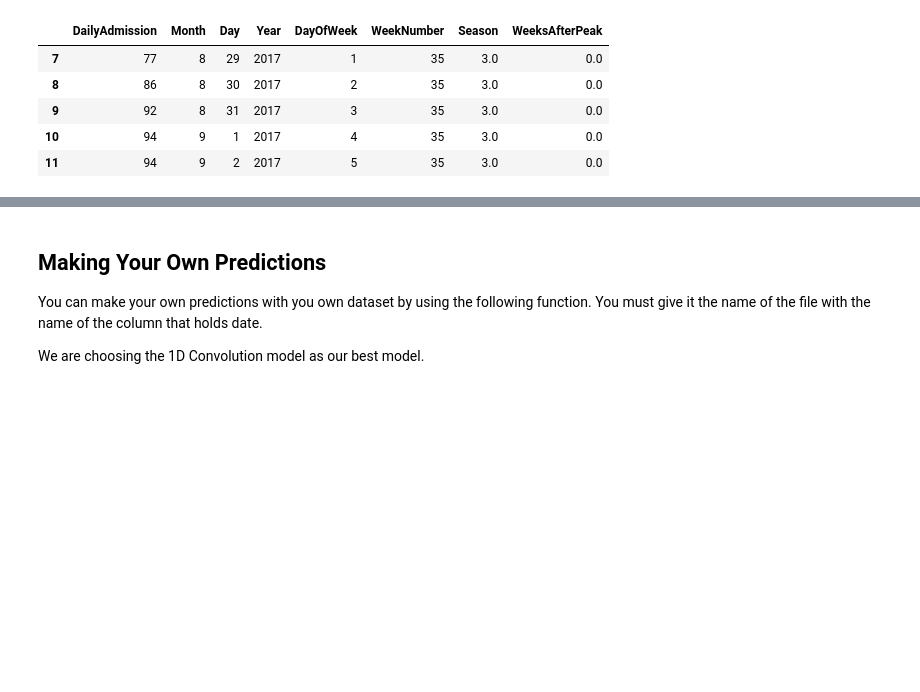
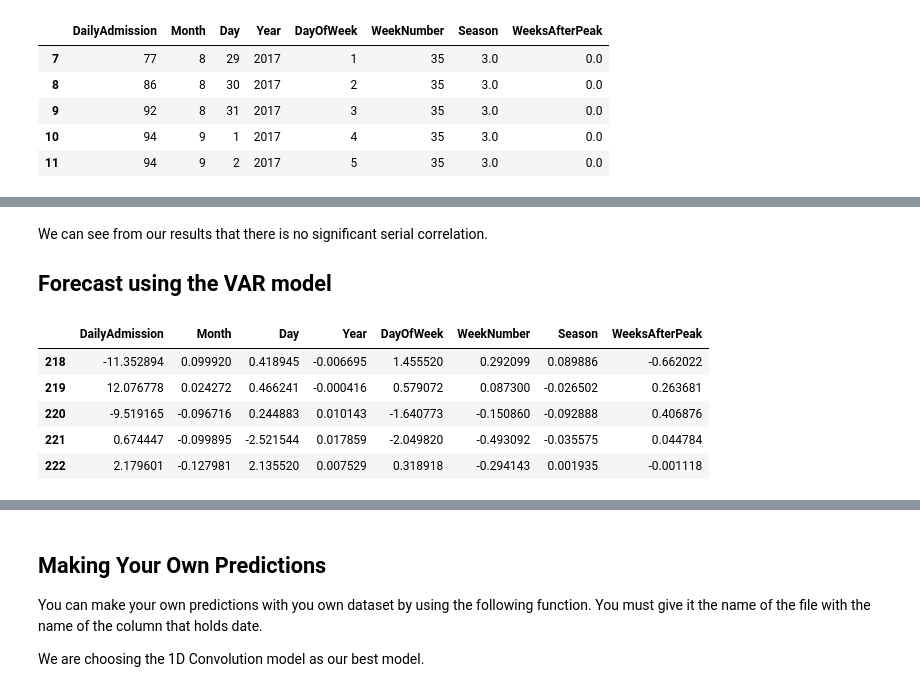
Before and after one commit to tnorlund/AdvMachineLearningHW2, a Jupyter notebook: HW2.ipynb, the cells around one changed output, grey strips where cells are left out. Saved outputs shown, nothing was run; the diff lists cells and outputs as text; code cells hidden in the pictures; blank space fills up the shorter version.

```diff
--- a/HW2.ipynb
+++ b/HW2.ipynb
@@ -1109,0 +1206,18 @@ results.plot_forecast(100)
+# %% [markdown]
+We can see from our results that there is no significant serial correlation.
+
+## Forecast using the VAR model
+# %%
+lag_order = model_fitted.k_ar
+forecasting_input = df_differenced.values[-lag_order:]
+nobs = len(test_data)
+fc = model_fitted.forecast(y = forecasting_input, steps = nobs)
+df_forecast = pd.DataFrame(fc, index = test_data.index[-nobs:], columns = test_data.columns)
+df_forecast.head()
+# %% [output]
+|  | DailyAdmission | Month | Day | Year | DayOfWeek | WeekNumber | Season | WeeksAfterPeak |
+| 218 | -11.352894 | 0.099920 | 0.418945 | -0.006695 | 1.455520 | 0.292099 | 0.089886 | -0.662022 |
+| 219 | 12.076778 | 0.024272 | 0.466241 | -0.000416 | 0.579072 | 0.087300 | -0.026502 | 0.263681 |
+| 220 | -9.519165 | -0.096716 | 0.244883 | 0.010143 | -1.640773 | -0.150860 | -0.092888 | 0.406876 |
+| 221 | 0.674447 | -0.099895 | -2.521544 | 0.017859 | -2.049820 | -0.493092 | -0.035575 | 0.044784 |
+| 222 | 2.179601 | -0.127981 | 2.135520 | 0.007529 | 0.318918 | -0.294143 | 0.001935 | -0.001118 |
```
Also changed, not shown: parts of 26 cells of this notebook, 1 other file.
